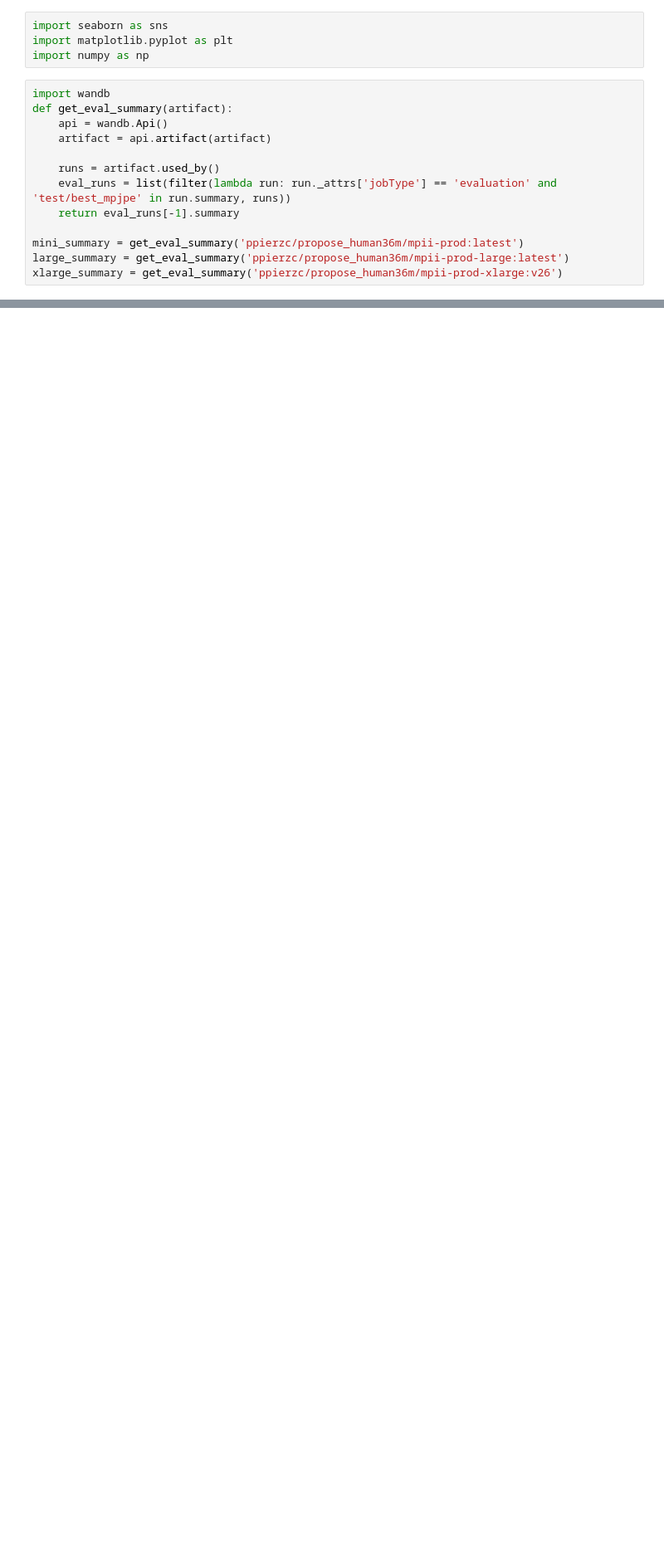
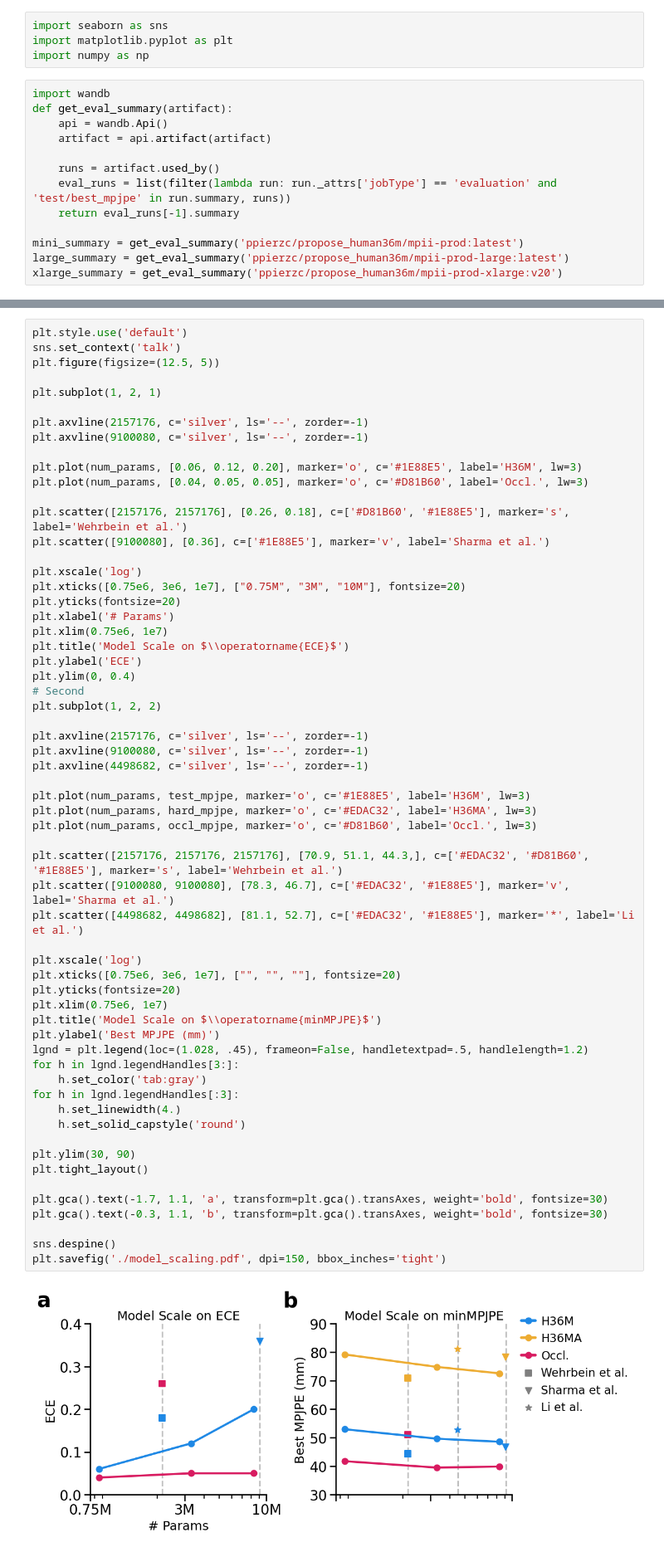
Before and after one commit to sinzlab/cGNF, a Jupyter notebook: notebooks/supplementary/model_scaling.ipynb, the cells around one changed output, grey strips where cells are left out. Shown at 83% size. Saved outputs shown, nothing was run; the diff lists cells and outputs as text; blank space fills up the shorter version.

Commit message:
add: model scaling to reflect latest plot

```diff
--- a/notebooks/supplementary/model_scaling.ipynb
+++ b/notebooks/supplementary/model_scaling.ipynb
@@ -20,7 +20,7 @@ def get_eval_summary(artifact):
 
 mini_summary = get_eval_summary('ppierzc/propose_human36m/mpii-prod:latest')
 large_summary = get_eval_summary('ppierzc/propose_human36m/mpii-prod-large:latest')
-xlarge_summary = get_eval_summary('ppierzc/propose_human36m/mpii-prod-xlarge:v26')
+xlarge_summary = get_eval_summary('ppierzc/propose_human36m/mpii-prod-xlarge:v20')
 # %%
 num_params = np.array([
     852546,
@@ -122,0 +48,62 @@ plt.show()
+# %%
+plt.style.use('default')
+sns.set_context('talk')
+plt.figure(figsize=(12.5, 5))
+
+plt.subplot(1, 2, 1)
+
+plt.axvline(2157176, c='silver', ls='--', zorder=-1)
+plt.axvline(9100080, c='silver', ls='--', zorder=-1)
+
+plt.plot(num_params, [0.06, 0.12, 0.20], marker='o', c='#1E88E5', label='H36M', lw=3)
+plt.plot(num_params, [0.04, 0.05, 0.05], marker='o', c='#D81B60', label='Occl.', lw=3)
+
+plt.scatter([2157176, 2157176], [0.26, 0.18], c=['#D81B60', '#1E88E5'], marker='s', label='Wehrbein et al.')
+plt.scatter([9100080], [0.36], c=['#1E88E5'], marker='v', label='Sharma et al.')
+
+plt.xscale('log')
+plt.xticks([0.75e6, 3e6, 1e7], ["0.75M", "3M", "10M"], fontsize=20)
+plt.yticks(fontsize=20)
+plt.xlabel('# Params')
+plt.xlim(0.75e6, 1e7)
+plt.title('Model Scale on $\\operatorname{ECE}$')
+plt.ylabel('ECE')
+plt.ylim(0, 0.4)
+# Second
+plt.subplot(1, 2, 2)
+
+plt.axvline(2157176, c='silver', ls='--', zorder=-1)
+plt.axvline(9100080, c='silver', ls='--', zorder=-1)
+plt.axvline(4498682, c='silver', ls='--', zorder=-1)
+
+plt.plot(num_params, test_mpjpe, marker='o', c='#1E88E5', label='H36M', lw=3)
+plt.plot(num_params, hard_mpjpe, marker='o', c='#EDAC32', label='H36MA', lw=3)
+plt.plot(num_params, occl_mpjpe, marker='o', c='#D81B60', label='Occl.', lw=3)
+
+plt.scatter([2157176, 2157176, 2157176], [70.9, 51.1, 44.3,], c=['#EDAC32', '#D81B60', '#1E88E5'], marker='s', label='Wehrbein et al.')
+plt.scatter([9100080, 9100080], [78.3, 46.7], c=['#EDAC32', '#1E88E5'], marker='v', label='Sharma et al.')
+plt.scatter([4498682, 4498682], [81.1, 52.7], c=['#EDAC32', '#1E88E5'], marker='*', label='Li et al.')
+
+plt.xscale('log')
+plt.xticks([0.75e6, 3e6, 1e7], ["", "", ""], fontsize=20)
+plt.yticks(fontsize=20)
+plt.xlim(0.75e6, 1e7)
+plt.title('Model Scale on $\\operatorname{minMPJPE}$')
+plt.ylabel('Best MPJPE (mm)')
+lgnd = plt.legend(loc=(1.028, .45), frameon=False, handletextpad=.5, handlelength=1.2)
+for h in lgnd.legendHandles[3:]:
+    h.set_color('tab:gray')
+for h in lgnd.legendHandles[:3]:
+    h.set_linewidth(4.)
+    h.set_solid_capstyle('round')
+
+plt.ylim(30, 90)
+plt.tight_layout()
+
+plt.gca().text(-1.7, 1.1, 'a', transform=plt.gca().transAxes, weight='bold', fontsize=30)
+plt.gca().text(-0.3, 1.1, 'b', transform=plt.gca().transAxes, weight='bold', fontsize=30)
+
+sns.despine()
+plt.savefig('./model_scaling.pdf', dpi=150, bbox_inches='tight')
+# %% [output]
+[figure, added]
```
Also changed, not shown: parts of 1 cell of this notebook.
